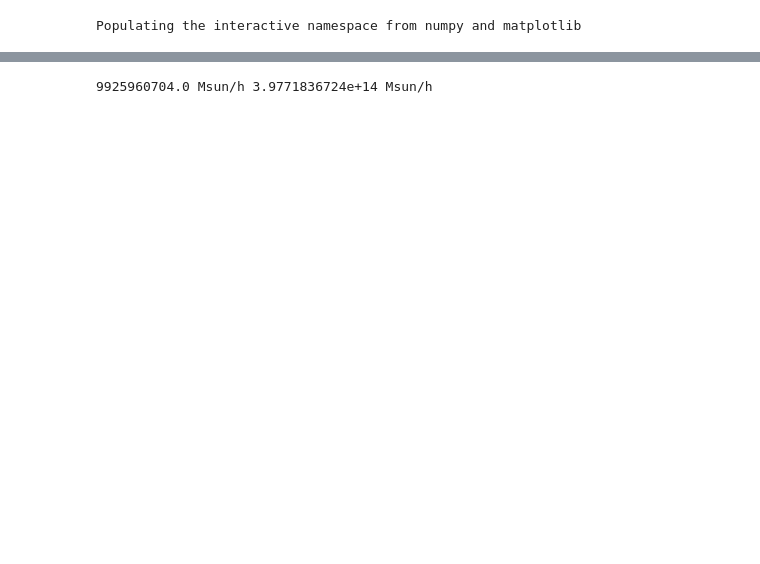
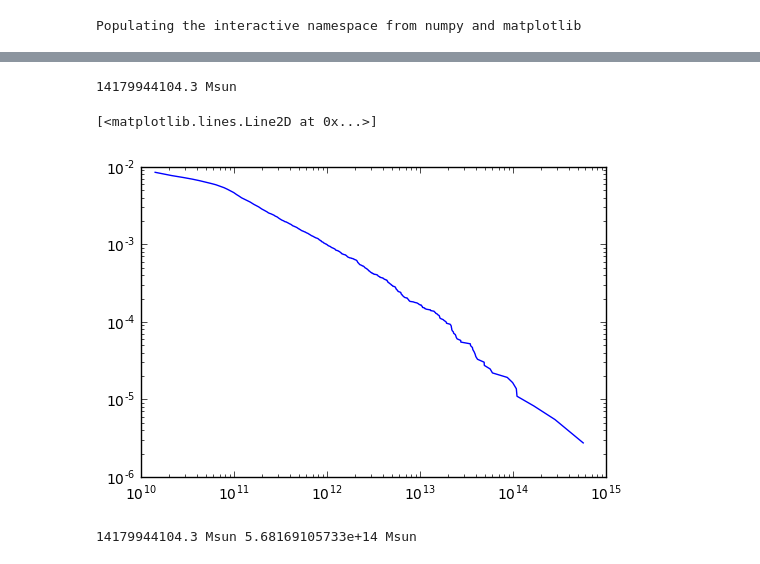
Before and after one commit to olegs22/Simulations, a Jupyter notebook: Yt_vis.ipynb, the cells around one changed output, grey strips where cells are left out. Cells and saved outputs as stored; diff of their text form; code cells hidden in the pictures; blank space fills up the shorter version.

Commit message:
new analysis of halos

```diff
--- a/Yt_vis.ipynb
+++ b/Yt_vis.ipynb
@@ -105,4 +133,18 @@ Halo_mass = ad_halos['halos','particle_mass']
+# %%
+m_halos = np.sort(ad_halos["particle_mass"].in_units("Msun"))
+print m_halos[0]
+vol = (50.0/0.7)**3
+n_density = np.arange(len(m_halos),0,-1)
+
+m_halos, u_index = np.unique(m_halos, return_index=True)
+n_density = n_density[u_index]/vol
+#print n_density
+plt.loglog(m_halos,n_density)
+# %% [output]
+14179944104.3 Msun
+[<matplotlib.lines.Line2D at 0x...>]
+[figure, added]
 # %%
-print min(Halo_mass), max(Halo_mass)
+print min(m_halos) , max(m_halos)
 # %% [output]
-9925960704.0 Msun/h 3.9771836724e+14 Msun/h
+14179944104.3 Msun 5.68169105733e+14 Msun
```
Also changed, not shown: parts of 23 cells of this notebook.
